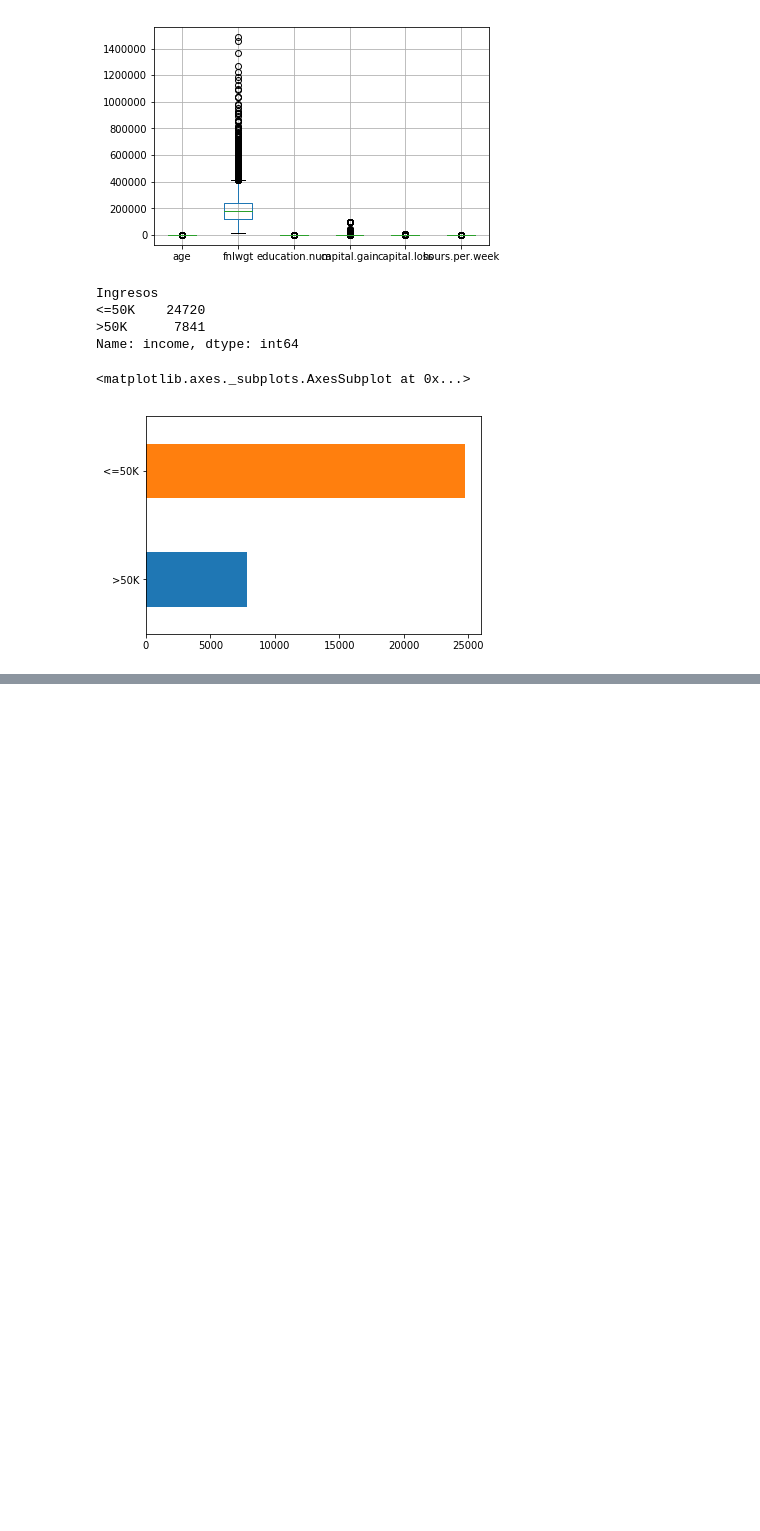
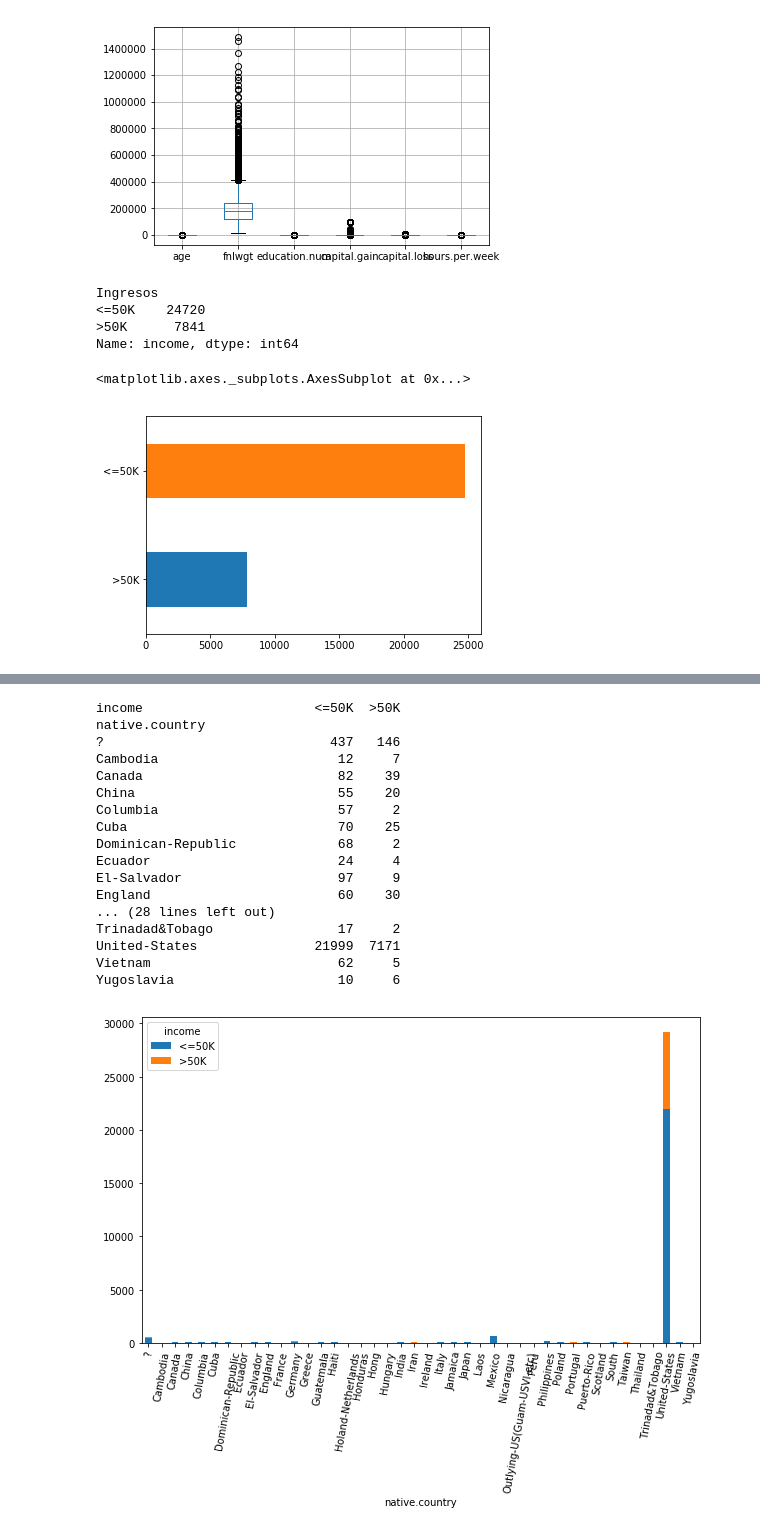
Before and after one commit to fepineda/AnalisisCensos, a Jupyter notebook: RedesNeuronales.ipynb, the cells around one changed output, grey strips where cells are left out. Saved outputs shown, nothing was run; the diff lists cells and outputs as text; code cells hidden in the pictures; blank space fills up the shorter version.

```diff
--- a/RedesNeuronales.ipynb
+++ b/RedesNeuronales.ipynb
@@ -140,0 +127,26 @@ Name: sex, dtype: int64
+# %%
+# Grafico Pais de procedencia e ingreso
+print(pd.crosstab(df['native.country'], df.income))
+ct=pd.crosstab(df['native.country'], df['income'])
+ct.plot.bar(stacked=True, figsize=(10,6), rot = 80 )
+plt.legend(title='income')
+plt.show()
+# %% [output]
+income                      <=50K  >50K
+native.country
+?                             437   146
+Cambodia                       12     7
+Canada                         82    39
+China                          55    20
+Columbia                       57     2
+Cuba                           70    25
+Dominican-Republic             68     2
+Ecuador                        24     4
+El-Salvador                    97     9
+England                        60    30
+... (28 lines left out)
+Trinadad&Tobago                17     2
+United-States               21999  7171
+Vietnam                        62     5
+Yugoslavia                     10     6
+[figure, added]
```
Also changed, not shown: parts of 14 cells of this notebook.
